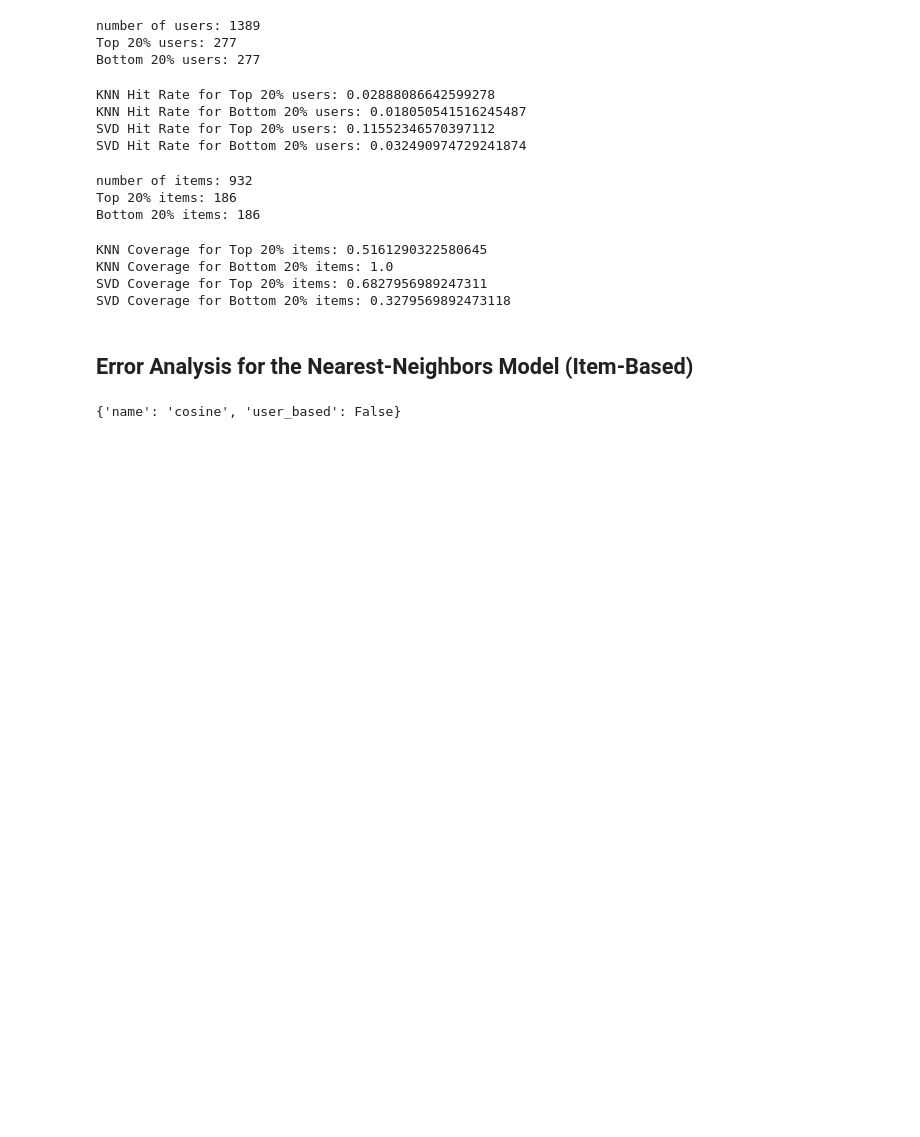
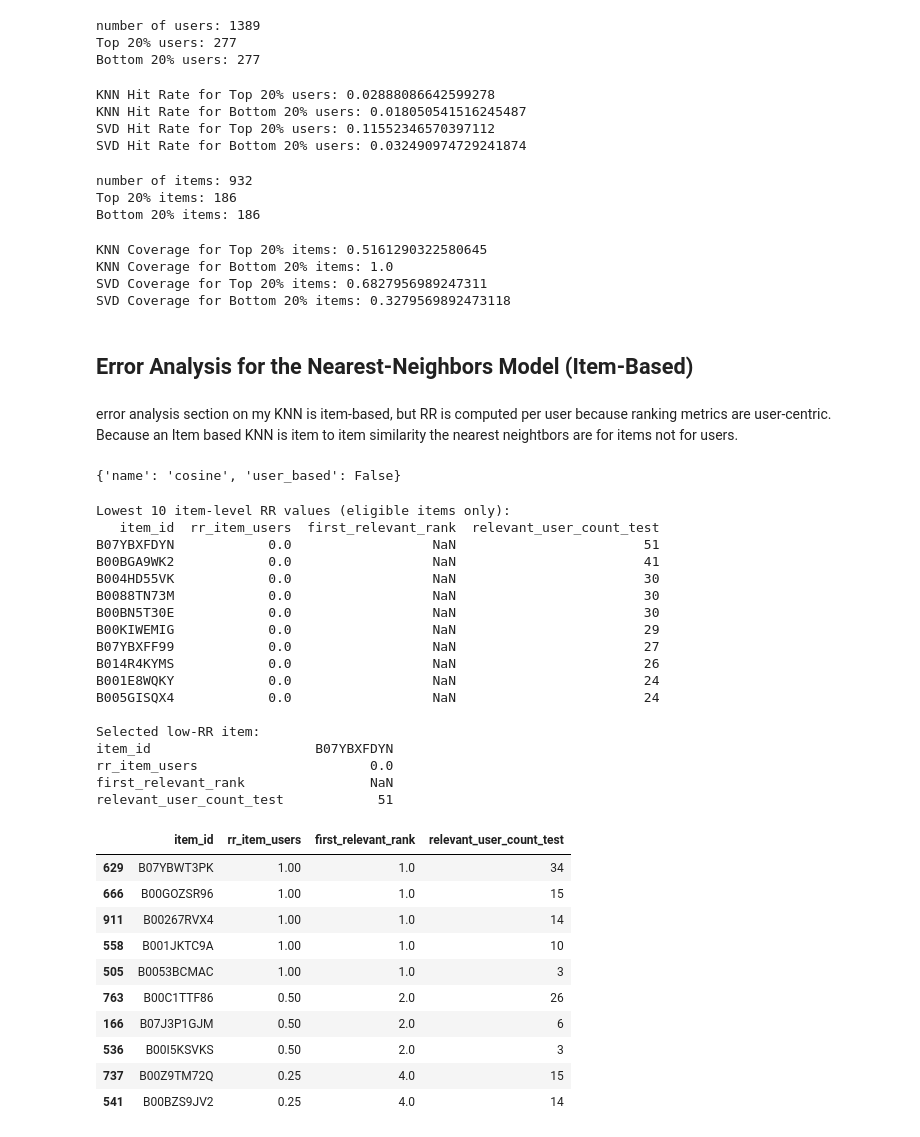
Before and after one commit to Armin-Irvije/Web-Recommender-Systems, a Jupyter notebook: week8.ipynb, the cells around one changed output. Drawn from its saved outputs; the diff is of its cells as text; code cells hidden in the pictures; blank space fills up the shorter version.

```diff
--- a/week8.ipynb
+++ b/week8.ipynb
@@ -536,40 +556,8 @@ SVD Coverage for Top 20% items: 0.6827956989247311
 SVD Coverage for Bottom 20% items: 0.3279569892473118
 # %% [markdown]
 ## Error Analysis for the Nearest-Neighbors Model (Item-Based)
-# %%
-# Select two users from the training set, one with high RR and one with
-# low RR. These are your reference users.
-# what is meant by RR?
-# could it mean reciprocal rank? I think it does
-# we can calculate the reciprocal rank for each user in the training set by looking at their ratings
-# and then select one user with the highest reciprocal rank and one user with the lowest reciprocal rank as our reference users.
-# Reciprocal Rank (RR) per user for KNN top-10 recommendations on test set
-# change this two
-item_rr = []
-
-for item_id in test_df['item_id'].unique():
-    # sorting items by KNN highest to lowest
-    item_test_df = test_df[test_df['item_id'] == item_id].sort_values('knn_pred', ascending=False).head(10)
-    # check what are the relevant users for this item based on the ground truth ratings
-    relevant_users = set(item_test_df[item_test_df['rating'] >= 3]['user_id'])
-
-    # find the rank of the first relevant user in the top 10 recommendations
-    first_relevant_rank = None
-    for rank, user_id in enumerate(item_test_df['user_id'], start=1):
-        if user_id in relevant_users:
-            first_relevant_rank = rank
-            break
-    # calculate reciprocal rank for this item
-    rr = 1 / first_relevant_rank if first_relevant_rank is not None else 0.0
-    item_rr.append((item_id, rr))
-
-item_rr_df = pd.DataFrame(item_rr, columns=['item_id', 'rr']).sort_values('rr', ascending=False)
-
-ref_item_high_rr = item_rr_df.iloc[0]['item_id']
-ref_item_low_rr = item_rr_df.iloc[-1]['item_id']
-
-print(f"High RR item: {ref_item_high_rr} (RR={item_rr_df.iloc[0]['rr']:.3f})")
-print(f"Low RR item: {ref_item_low_rr} (RR={item_rr_df.iloc[-1]['rr']:.3f})")
+# %% [markdown]
+error analysis section on my KNN is item-based, but RR is computed per user because ranking metrics are user-centric. Because an Item based KNN is item to item similarity the nearest neightbors are for items not for users.
 # %%
 print(best_knn.sim_options)
 # %% [output]
@@ -576,0 +603,39 @@ print(best_knn.sim_options)
+# %%
+print('Lowest 10 item-level RR values (eligible items only):')
+print(low_rr_items.to_string(index=False))
+
+
+
+# find high reciprocal-rank items (item-level analogue: rank users per item by predicted score)
+high_rr_items = eligible_item_rr_df.sort_values( ['rr_item_users', 'relevant_user_count_test'], ascending=[False, False])
+high_rr_items.head(10)
+# %% [output]
+Lowest 10 item-level RR values (eligible items only):
+   item_id  rr_item_users  first_relevant_rank  relevant_user_count_test
+B07YBXFDYN            0.0                  NaN                        51
+B00BGA9WK2            0.0                  NaN                        41
+B004HD55VK            0.0                  NaN                        30
+B0088TN73M            0.0                  NaN                        30
+B00BN5T30E            0.0                  NaN                        30
+B00KIWEMIG            0.0                  NaN                        29
+B07YBXFF99            0.0                  NaN                        27
+B014R4KYMS            0.0                  NaN                        26
+B001E8WQKY            0.0                  NaN                        24
+B005GISQX4            0.0                  NaN                        24
+
+Selected low-RR item:
+item_id                     B07YBXFDYN
+rr_item_users                      0.0
+first_relevant_rank                NaN
+relevant_user_count_test            51
+|  | item_id | rr_item_users | first_relevant_rank | relevant_user_count_test |
+| 629 | B07YBWT3PK | 1.00 | 1.0 | 34 |
+| 666 | B00GOZSR96 | 1.00 | 1.0 | 15 |
+| 911 | B00267RVX4 | 1.00 | 1.0 | 14 |
+| 558 | B001JKTC9A | 1.00 | 1.0 | 10 |
+| 505 | B0053BCMAC | 1.00 | 1.0 | 3 |
+| 763 | B00C1TTF86 | 0.50 | 2.0 | 26 |
+| 166 | B07J3P1GJM | 0.50 | 2.0 | 6 |
+| 536 | B00I5KSVKS | 0.50 | 2.0 | 3 |
+| 737 | B00Z9TM72Q | 0.25 | 4.0 | 15 |
+| 541 | B00BZS9JV2 | 0.25 | 4.0 | 14 |
```
Also changed, not shown: parts of 21 cells of this notebook, 2 other files.
